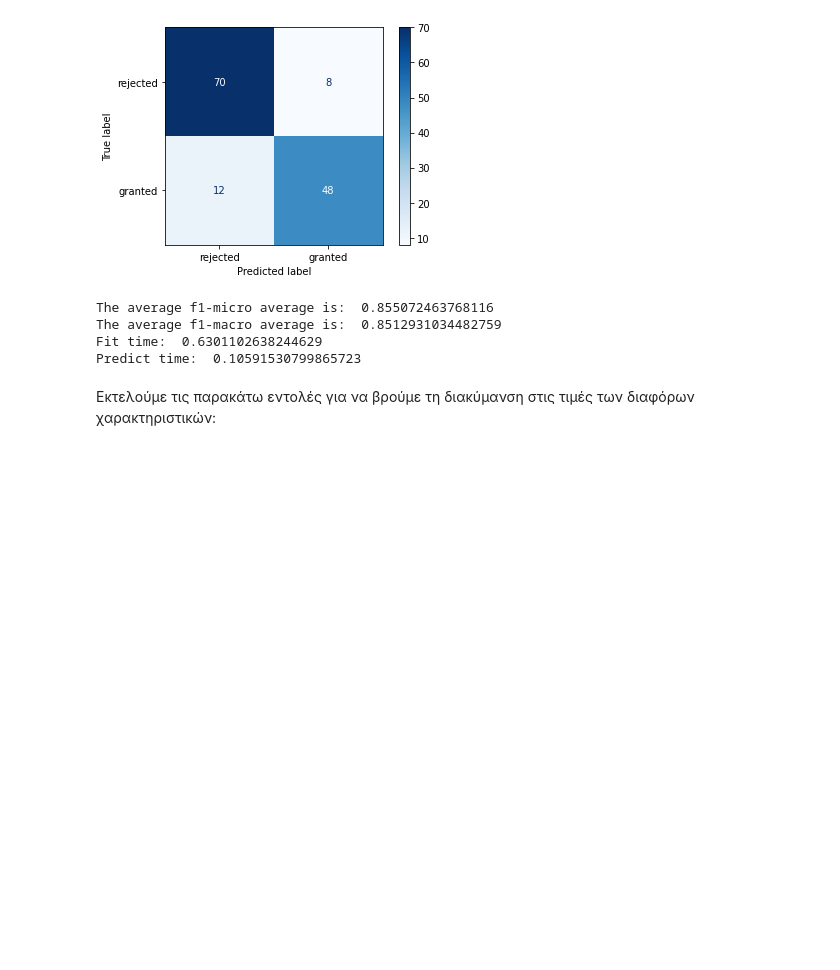
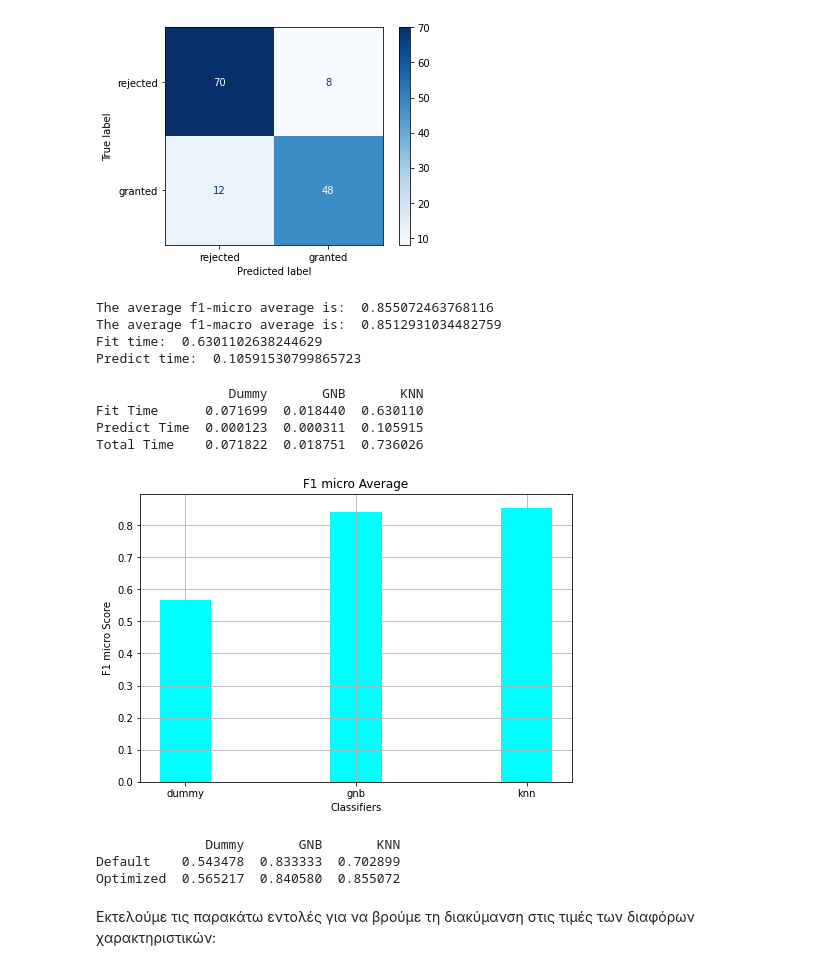
Before and after one commit to jkalogero/Neural-Networks, a Jupyter notebook: Lab_1/Lab_1.ipynb, the cells around one changed output. Drawn from its saved outputs; the diff is of its cells as text; code cells hidden in the pictures; blank space fills up the shorter version.

```diff
--- a/Lab_1/Lab_1.ipynb
+++ b/Lab_1/Lab_1.ipynb
@@ -837,13 +838,15 @@ Predict time:  0.10625910758972168
 # %% [markdown]
 ΧΡΟΝΟΙ
 # %%
-values = [[f1_scores['fit_time'][macros[0][0]], f1_scores_gnb['fit_time'][macros_gnb[0][0]], f1_scores_knn['fit_time'][macros_knn[0][0]]],
-          [f1_scores['predict_time'][macros[0][0]], f1_scores_gnb['predict_time'][macros_gnb[0][0]], f1_scores_knn['predict_time'][macros_knn[0][0]]]]
+def printRunTimes(dummy_scores, gnb_scores, knn_scores, dummy_metrics, gnb_metrics, knn_metrics):
 
-tmp = [sum(i) for i in np.array(values).T]
+    values = [[dummy_scores['fit_time'][dummy_metrics[0][0]], gnb_scores['fit_time'][gnb_metrics[0][0]], knn_scores['fit_time'][knn_metrics[0][0]]],
+              [dummy_scores['predict_time'][dummy_metrics[0][0]], gnb_scores['predict_time'][gnb_metrics[0][0]], knn_scores['predict_time'][knn_metrics[0][0]]]]
 
-values.append(tmp)
+    tmp = [sum(i) for i in np.array(values).T]
 
-cols = ['Dummy', 'GNB', 'KNN']
-df2 = pd.DataFrame(values, columns=cols, index=['Fit Time', 'Predict Time', 'Total Time'])
-df2
+    values.append(tmp)
+
+    cols = ['Dummy', 'GNB', 'KNN']
+    df = pd.DataFrame(values, columns=cols, index=['Fit Time', 'Predict Time', 'Total Time'])
+    print(df)
@@ -854,0 +853,2 @@ df2
+# %%
+printRunTimes(f1_scores, f1_scores_gnb, f1_scores_knn, macros , macros_gnb, macros_knn)
@@ -856,15 +861,18 @@ df2
 barplot for every classifier
 # %%
 # plot for f1-macro average
-fig = plt.figure()
-ax = fig.add_axes([0,0,1,1])
-clfs = ['dummy', 'gnb', 'knn']
-f1_macro_scores = [f1_scores['macro'][macros[0][0]], f1_scores_gnb['micro'][macros_gnb[0][0]], f1_scores_knn['micro'][macros_knn[0][0]]]
-ax.bar(clfs,f1_macro_scores, color='cyan', width=0.3)
-plt.title("F1 Macro Average")
-plt.xlabel("Classifiers")
-plt.ylabel("F1 Macro Score")
-plt.grid()
-plt.show()
+def plotMetrics(dummy_scores, gnb_scores, knn_scores, dummy_metrics, gnb_metrics, knn_metrics, metric):
+    fig = plt.figure()
+    ax = fig.add_axes([0,0,1,1])
+    clfs = ['dummy', 'gnb', 'knn']
+    f1_macro_scores = [dummy_scores[metric][dummy_metrics[0][0]], gnb_scores[metric][gnb_metrics[0][0]], knn_scores[metric][knn_metrics[0][0]]]
+    ax.bar(clfs,f1_macro_scores, color='cyan', width=0.3)
+    plt.title("F1 "+metric+" Average")
+    plt.xlabel("Classifiers")
+    plt.ylabel("F1 "+metric+" Score")
+    plt.grid()
+    plt.show()
+
+plotMetrics(f1_scores, f1_scores_gnb, f1_scores_knn, macros , macros_gnb, macros_knn, "macro")
 # %% [output]
 [figure]
@@ -915,6 +946,23 @@ The average f1-micro average is:  0.855072463768116
 The average f1-macro average is:  0.8512931034482759
 Fit time:  0.6301102638244629
 Predict time:  0.10591530799865723
+# %%
+printRunTimes(f1_scores_micro, f1_scores_gnb_micro, f1_scores_knn_micro, micros , micros_gnb, micros_knn)
+# %% [output]
+                 Dummy       GNB       KNN
+Fit Time      0.071699  0.018440  0.630110
+Predict Time  0.000123  0.000311  0.105915
+Total Time    0.071822  0.018751  0.736026
+# %%
+plotMetrics(f1_scores_micro, f1_scores_gnb_micro, f1_scores_knn_micro, micros , micros_gnb, micros_knn, "micro")
+# %% [output]
+[figure, added]
+# %%
+printPerformanceProgress(f1_scores_micro, f1_scores_gnb_micro, f1_scores_knn_micro, micros , micros_gnb, micros_knn, f1_scores_default, 'micro')
+# %% [output]
+              Dummy       GNB       KNN
+Default    0.543478  0.833333  0.702899
+Optimized  0.565217  0.840580  0.855072
 # %% [markdown]
 Εκτελούμε τις παρακάτω εντολές για να βρούμε τη διακύμανση στις τιμές των διαφόρων χαρακτηριστικών:
 # %%
```
Also changed, not shown: parts of 7 cells of this notebook.
